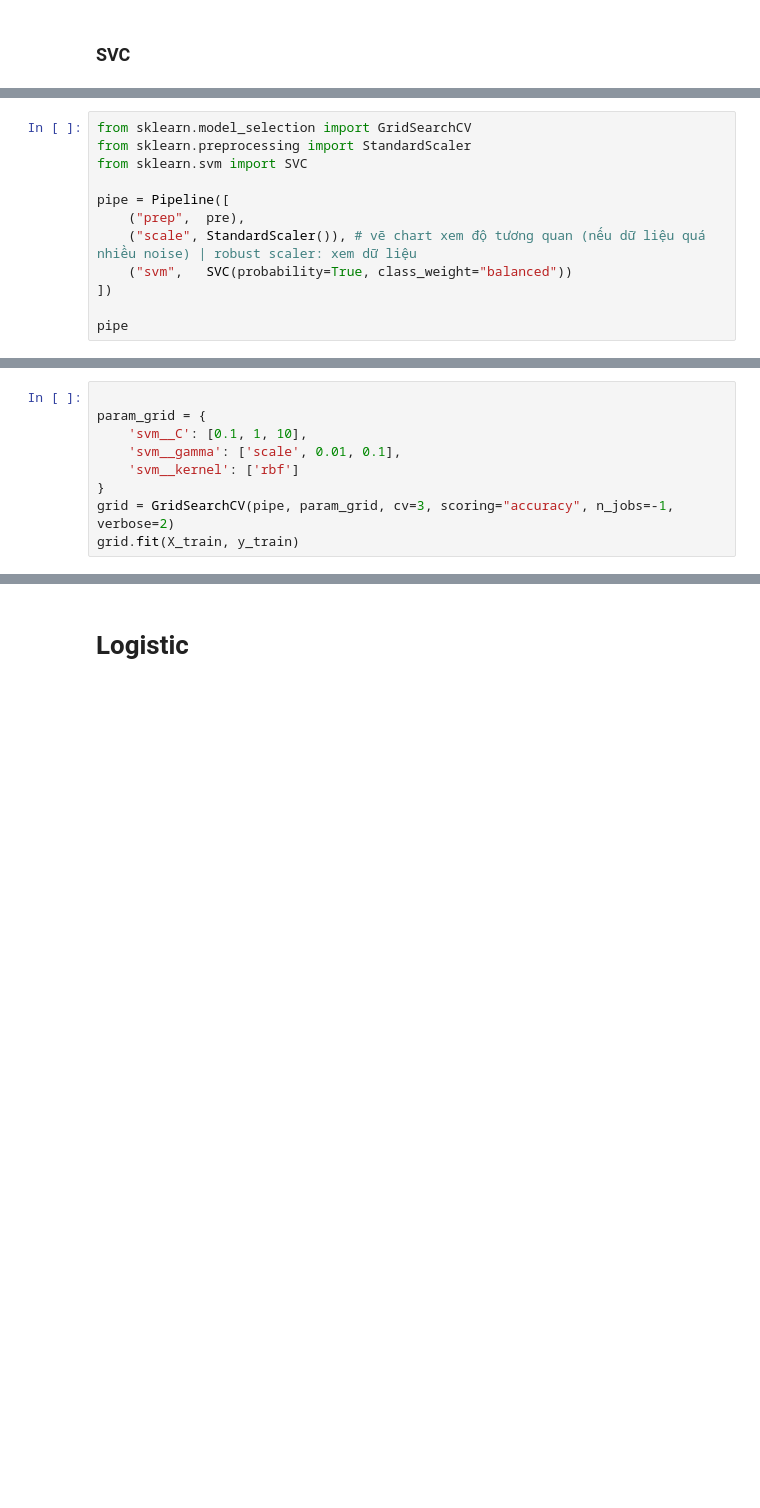
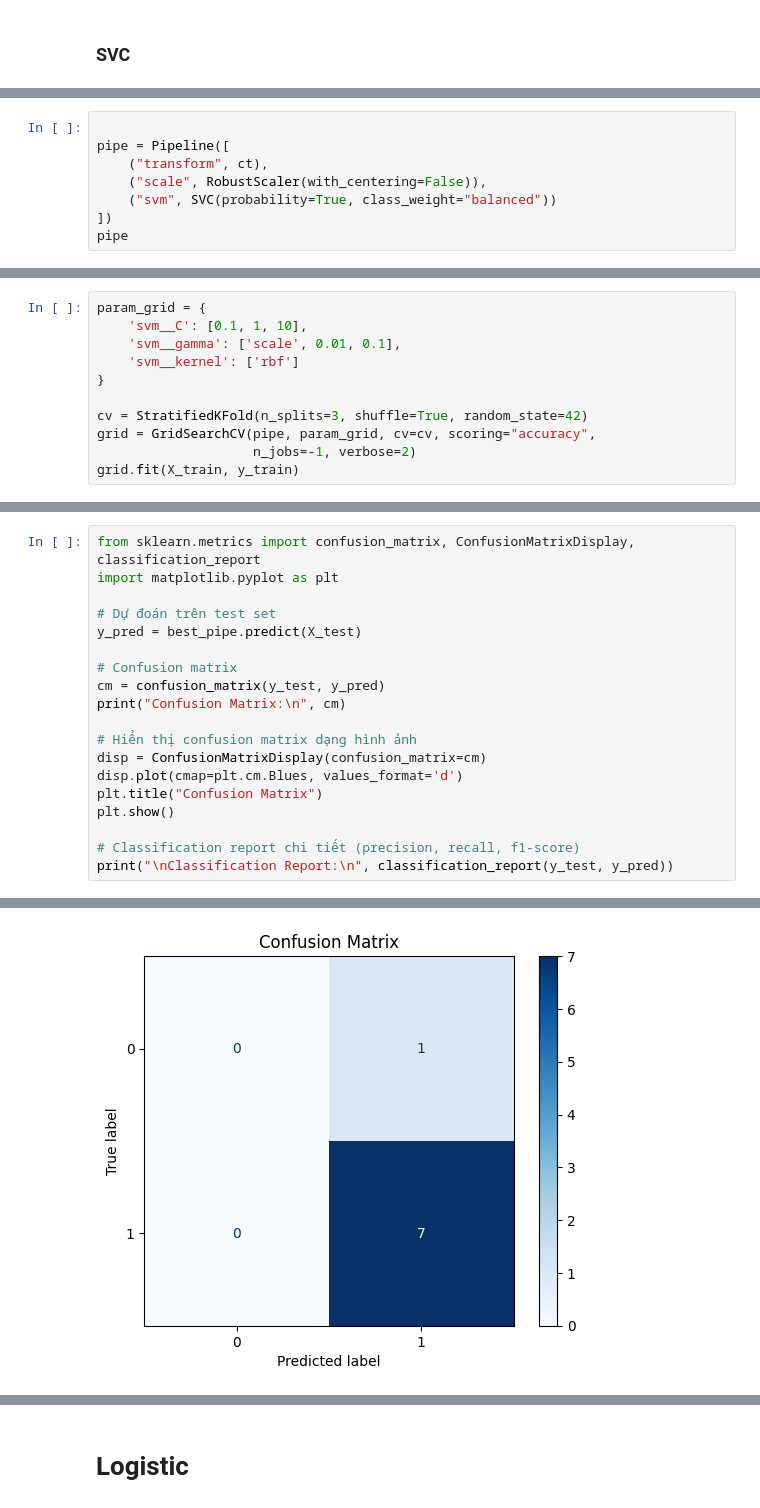
Before and after one commit to giunzz/Data_Science, a Jupyter notebook: Tuan6/BT6.ipynb, the cells around one changed output, grey strips where cells are left out. Drawn from its saved outputs; the diff is of its cells as text; blank space fills up the shorter version.

```diff
--- a/Tuan6/BT6.ipynb
+++ b/Tuan6/BT6.ipynb
@@ -366,13 +262,9 @@ plt.show()
 # %%
-from sklearn.model_selection import GridSearchCV
-from sklearn.preprocessing import StandardScaler
-from sklearn.svm import SVC
 
 pipe = Pipeline([
-    ("prep",  pre),
-    ("scale", StandardScaler()), # vẽ chart xem độ tương quan (nếu dữ liệu quá nhiều noise) | robust scaler: xem dữ liệu
-    ("svm",   SVC(probability=True, class_weight="balanced"))
+    ("transform", ct),
+    ("scale", RobustScaler(with_centering=False)),
+    ("svm", SVC(probability=True, class_weight="balanced"))
 ])
-
 pipe
 # %% [output]
@@ -395,12 +278,14 @@ Name: day, dtype: int64)])),
                 ('svm', SVC(class_weight='balanced', probability=True))])
 # %%
-
 param_grid = {
     'svm__C': [0.1, 1, 10],
     'svm__gamma': ['scale', 0.01, 0.1],
     'svm__kernel': ['rbf']
 }
-grid = GridSearchCV(pipe, param_grid, cv=3, scoring="accuracy", n_jobs=-1, verbose=2)
+
+cv = StratifiedKFold(n_splits=3, shuffle=True, random_state=42)
+grid = GridSearchCV(pipe, param_grid, cv=cv, scoring="accuracy",
+                    n_jobs=-1, verbose=2)
 grid.fit(X_train, y_train)
 # %% [output]
 Fitting 3 folds for each of 9 candidates, totalling 27 fits
@@ -470,0 +329,20 @@ Test score: 0.5
+# %%
+from sklearn.metrics import confusion_matrix, ConfusionMatrixDisplay, classification_report
+import matplotlib.pyplot as plt
+
+# Dự đoán trên test set
+y_pred = best_pipe.predict(X_test)
+
+# Confusion matrix
+cm = confusion_matrix(y_test, y_pred)
+print("Confusion Matrix:\n", cm)
+
+# Hiển thị confusion matrix dạng hình ảnh
+disp = ConfusionMatrixDisplay(confusion_matrix=cm)
+disp.plot(cmap=plt.cm.Blues, values_format='d')
+plt.title("Confusion Matrix")
+plt.show()
+
+# Classification report chi tiết (precision, recall, f1-score)
+print("\nClassification Report:\n", classification_report(y_test, y_pred))
+# %% [output]
@@ -470,0 +352 @@ Test score: 0.5
+[figure, added]
```
Also changed, not shown: parts of 31 cells of this notebook, 5 other files.
